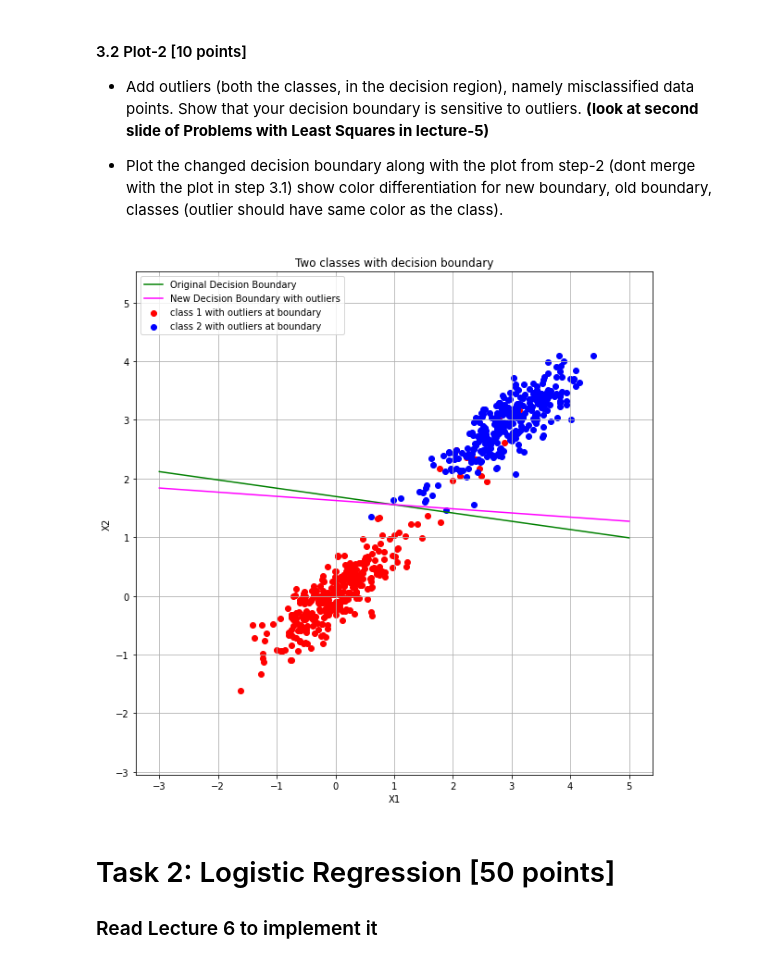
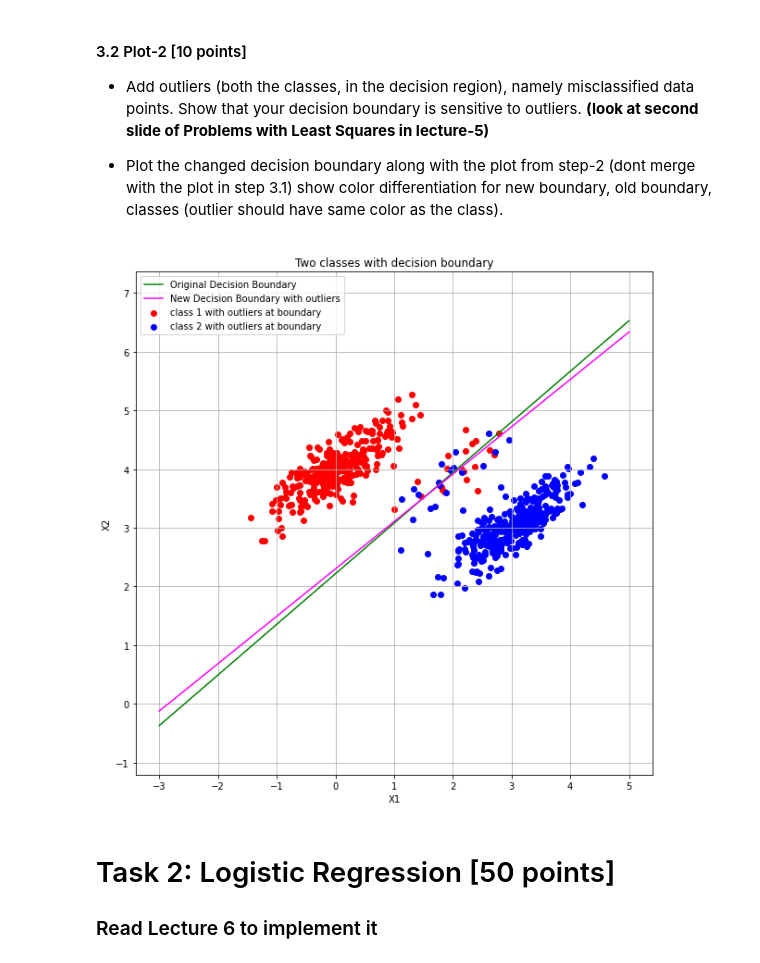
Before and after one commit to malwaru/Awesome-MachineLearning, a Jupyter notebook: ML_Assignment_04/Homework_LinDiscriminant_LogRegression.ipynb, the cells around one changed output. Cells and saved outputs as stored; diff of their text form; code cells hidden in the pictures.

```diff
--- a/ML_Assignment_04/Homework_LinDiscriminant_LogRegression.ipynb
+++ b/ML_Assignment_04/Homework_LinDiscriminant_LogRegression.ipynb
@@ -47,7 +47,7 @@ from sklearn.linear_model import LogisticRegression
 - Create 300 sample for each class and visualise them, give different colors for two classes.
 # %%
 ## Defining the mean and covariance matrix for class 1
-mu_vec1 = np.array([0,0])
+mu_vec1 = np.array([0,4])
 cov_mat1 = np.array([[0.3,0.2],[0.2,0.2]])
 class1 =  np.random.multivariate_normal(mu_vec1, cov_mat1,300)
 
@@ -168,14 +168,14 @@ plt.show()
 ## Add outliers with same covariance matrix close to decision boundary
 # the naming conventions c2_doutlier mean class with outliers added to class2 near the decision boundary
 
-mu_vec_c1_doutlier = np.array([2,2])
+mu_vec_c1_doutlier = np.array([2,4])
 cov_mat_c1_doutlier= np.array([[0.3,0.2],[0.2,0.2]])
 class1_doutliers =  np.random.multivariate_normal(mu_vec_c1_doutlier, cov_mat_c1_doutlier,20)
 class1_c1_doutlier=np.concatenate((class1,class1_doutliers))
 
 
 
-mu_vec_c2_doutlier = np.array([2,2])
+mu_vec_c2_doutlier = np.array([2,4])
 cov_mat_c2_doutlier= np.array([[0.3,0.2],[0.2,0.2]])
 class2_doutliers =  np.random.multivariate_normal(mu_vec_c2_doutlier, cov_mat_c2_doutlier,20)
 class2_c2_doutlier=np.concatenate((class2,class2_doutliers))
@@ -191,34 +191,34 @@ T_dutlier=T_doutlier.reshape(-1,1)
 W_doutlier=np.linalg.inv(X_doutlier.T @ X_doutlier) @ (X_doutlier.T @ T_doutlier)
 min_x1=np.min(X_doutlier[:,0])
 max_x1=np.max(X_doutlier[:,0])
 
 
 line_x=np.linspace(min_x1-4, max_x1+4)
 
 line_y = -W[0] / W[2] - (W[1] / W[2]) * line_x
 
 line_x_doutlier = np.linspace(min_x1-4, max_x1+4)
 line_y_doutlier = -W_doutlier[0] / W_doutlier[2] - (W_doutlier[1] / W_doutlier[2]) * line_x_doutlier
 
 
 
 
 ## Plotting the points
 figure1=plt.figure(figsize=(10,10))
 ax1=figure1.add_subplot(111)
 ax1.scatter(class1_c1_doutlier[:,0],class1_c1_doutlier[:,1],c='r',label='class 1 with outliers at boundary')
 ax1.scatter(class2_c2_doutlier[:,0],class2_c2_doutlier[:,1],c='b',label='class 2 with outliers at boundary')
 ax1.plot(line_x,line_y,c='g',label='Original Decision Boundary')
 ax1.plot(line_x_doutlier,line_y_doutlier,c='magenta',label='New Decision Boundary with outliers')
 
 
 ax1.set(title='Two classes with decision boundary',xlabel='X1',ylabel='X2')
 ax1.grid()
 ax1.legend(loc=2)
 plt.axis('equal')
 plt.show()
 # %% [output]
-[figure, old version]
+[figure, new version]
 # %% [markdown]
 # Task 2: Logistic Regression [50 points]
 ### Read Lecture 6 to implement it
```
Also changed, not shown: parts of 9 cells of this notebook.
